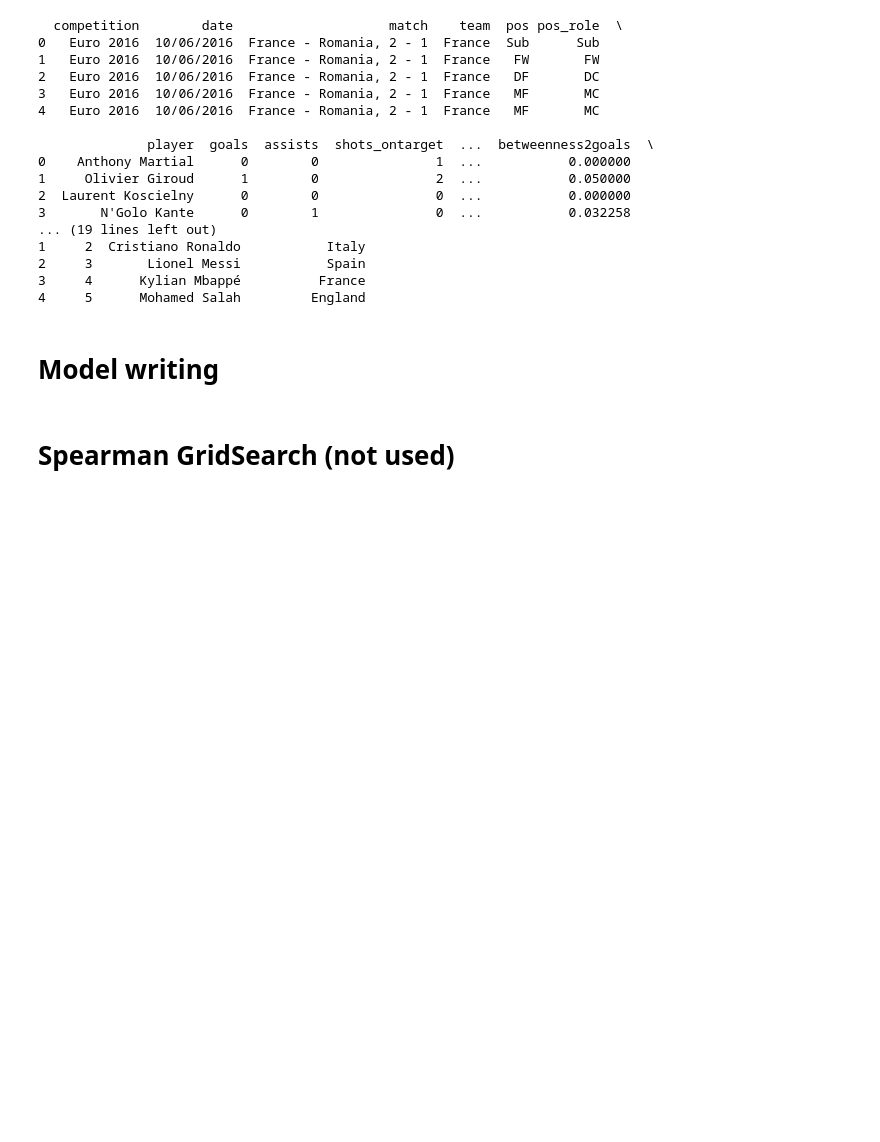
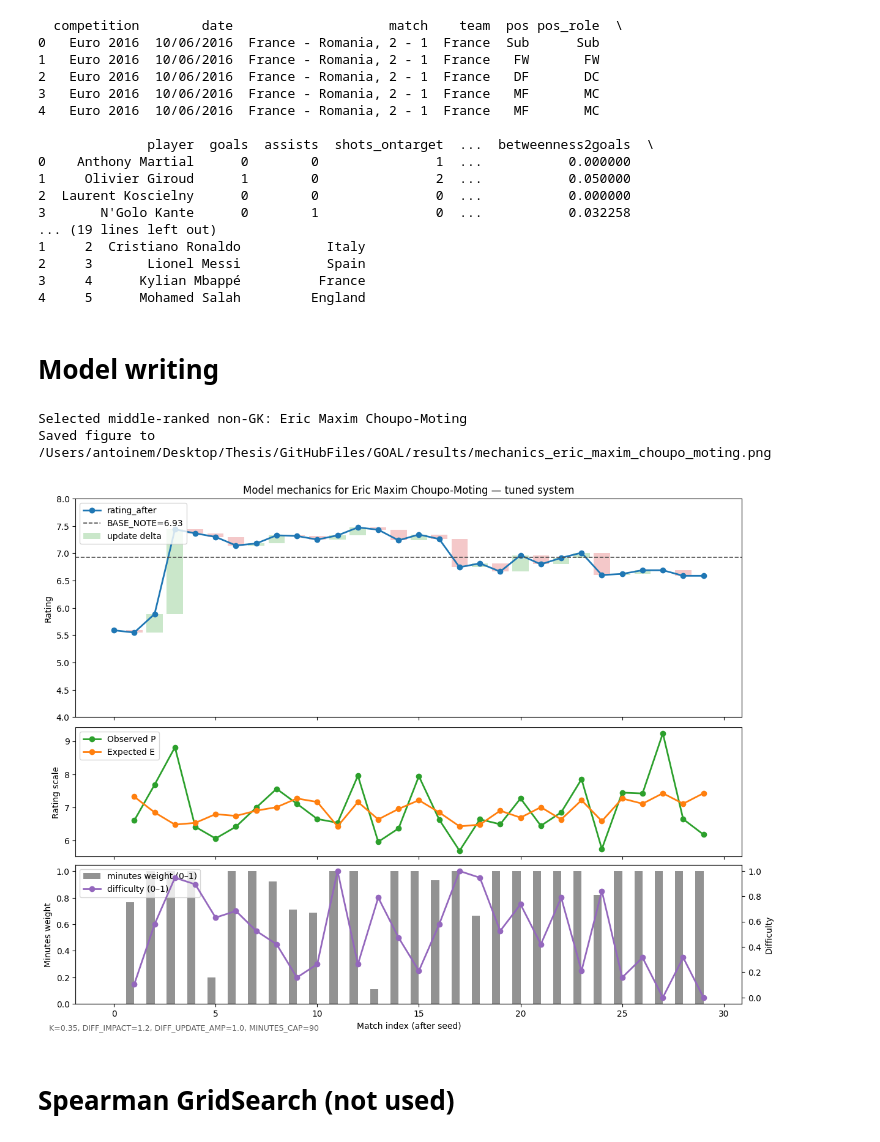
Before and after one commit to AntoineMagninn/GOAL, a Jupyter notebook: notebooks/Model.ipynb, the cells around one changed output. Drawn from its saved outputs; the diff is of its cells as text; code cells hidden in the pictures; blank space fills up the shorter version.

```diff
--- a/notebooks/Model.ipynb
+++ b/notebooks/Model.ipynb
@@ -245,3 +343,50 @@ final_all = (fin_avg
+# %%
+# Select a middle-ranked non-GK player and plot
+def _find_position_col(df: pd.DataFrame):
+    for c in ["position","Position","pos","player_position","position_name","positionCategory","role","roleName"]:
+        if c in df.columns:
+            return c
+    return None
+
+def _goalkeepers_from(pm0: pd.DataFrame) -> set:
+    pos_col = _find_position_col(pm0)
+    if pos_col is None:
+        # fallback list (Premier League + Bundesliga common GKs)
+        known_gks = {
+            "Roman Burki","Bernd Leno","Sven Ulreich","Manuel Neuer","Marc-Andre ter Stegen","Hugo Lloris",
+            "Ederson","Thibaut Courtois","David de Gea","Petr Cech","Jordan Pickford","Ralf Fährmann",
+            "Jan Oblak","Samir Handanovic","Koen Casteels","Rune Jarstein","Benoît Costil","Keylor Navas"
+        }
+        return set(p for p in pm0["player"].unique() if p in known_gks)
+    vals = pm0[pos_col].astype(str).str.lower()
+    gk_mask = vals.str.contains(r"\b(gk|goal\s*keeper|goalkeeper|gardien|portero|torwart)\b", regex=True, na=False)
+    return set(pm0.loc[gk_mask, "player"].unique())
+
+assert "fin_tuned" in globals() and "ts_tuned" in globals() and "pm0" in globals(), "Run the model first."
+
+gks = _goalkeepers_from(pm0)
+mid = len(fin_tuned) // 2
+order = []
+# scan outward from median to find a non-GK
+for offset in range(len(fin_tuned)):
+    for idx in {mid + offset, mid - offset}:
+        if 0 <= idx < len(fin_tuned):
+            order.append(idx)
+chosen = None
+for idx in order:
+    p = fin_tuned.iloc[idx]["player"]
+    if p not in gks:
+        chosen = p
+        break
+chosen = chosen or fin_tuned.iloc[mid]["player"]
+
+print(f"Selected middle-ranked non-GK: {chosen}")
+plot_model_mechanics(chosen, ts=ts_tuned, pm=globals().get("pm_best"), save=True, rating_ylim=(4, 8))
+# ...existing
+# %% [output]
+Selected middle-ranked non-GK: Eric Maxim Choupo-Moting
+Saved figure to /Users/antoinem/Desktop/Thesis/GitHubFiles/GOAL/results/mechanics_eric_maxim_choupo_moting.png
+[figure, added]
 # %% [markdown]
 # Spearman GridSearch (not used)
 # %%
```
Also changed, not shown: parts of 2 cells of this notebook.
